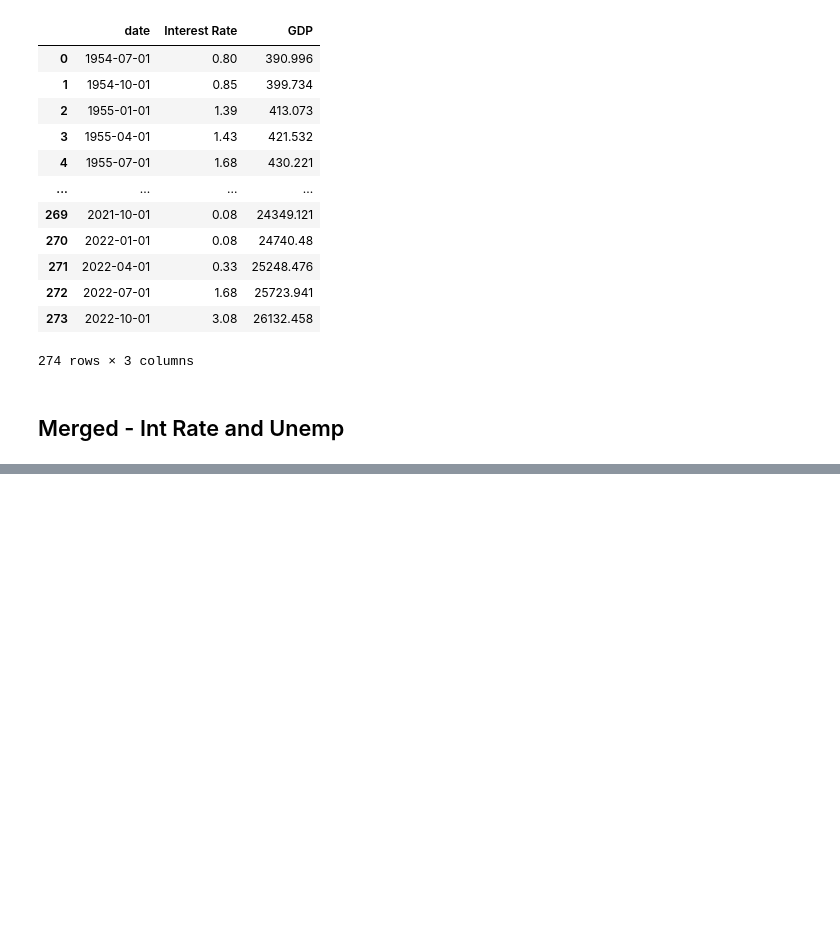
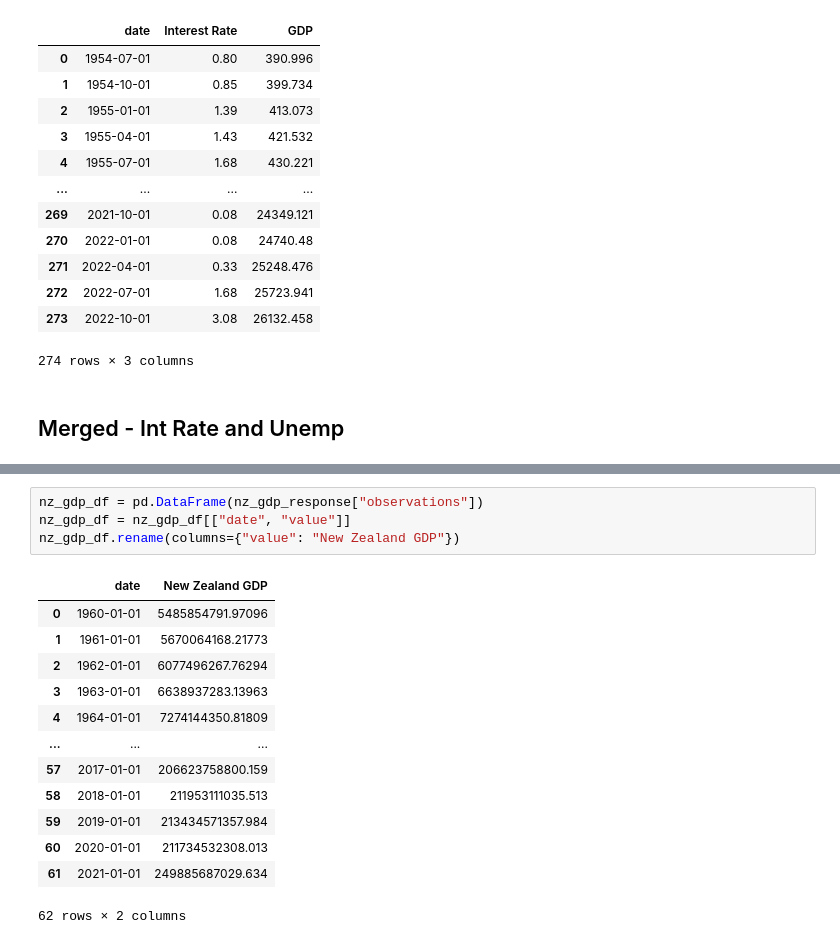
Before and after one commit to Lionta/Project-1, a Jupyter notebook: FRED_data_merged.ipynb, the cells around one changed output, grey strips where cells are left out. Saved outputs shown, nothing was run; the diff lists cells and outputs as text; blank space fills up the shorter version.

```diff
--- a/FRED_data_merged.ipynb
+++ b/FRED_data_merged.ipynb
@@ -182,0 +218,18 @@ merged_int_unemp_df
+# %%
+nz_gdp_df = pd.DataFrame(nz_gdp_response["observations"])
+nz_gdp_df = nz_gdp_df[["date", "value"]]
+nz_gdp_df.rename(columns={"value": "New Zealand GDP"})
+# %% [output]
+|  | date | New Zealand GDP |
+| 0 | 1960-01-01 | 5485854791.97096 |
+| 1 | 1961-01-01 | 5670064168.21773 |
+| 2 | 1962-01-01 | 6077496267.76294 |
+| 3 | 1963-01-01 | 6638937283.13963 |
+| 4 | 1964-01-01 | 7274144350.81809 |
+| ... | ... | ... |
+| 57 | 2017-01-01 | 206623758800.159 |
+| 58 | 2018-01-01 | 211953111035.513 |
+| 59 | 2019-01-01 | 213434571357.984 |
+| 60 | 2020-01-01 | 211734532308.013 |
+| 61 | 2021-01-01 | 249885687029.634 |
+62 rows × 2 columns
```
Also changed, not shown: parts of 12 cells of this notebook, 6 other files.
